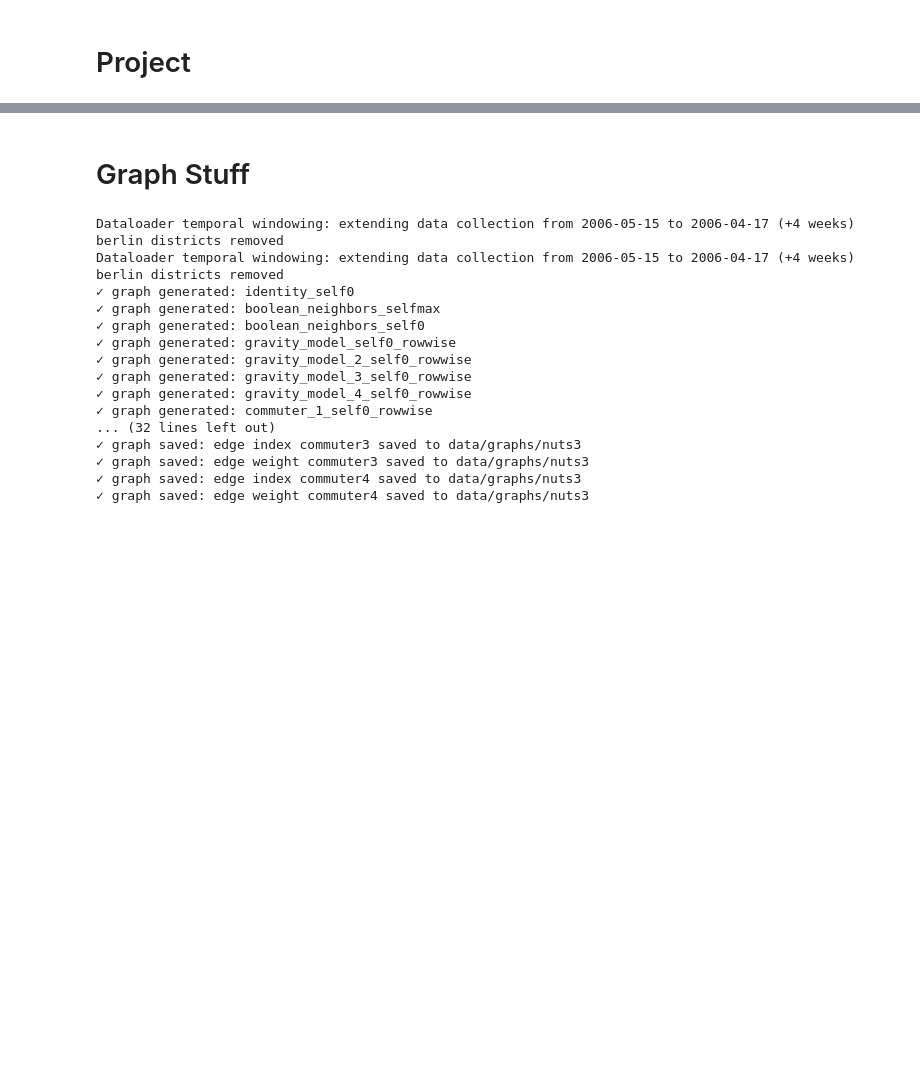
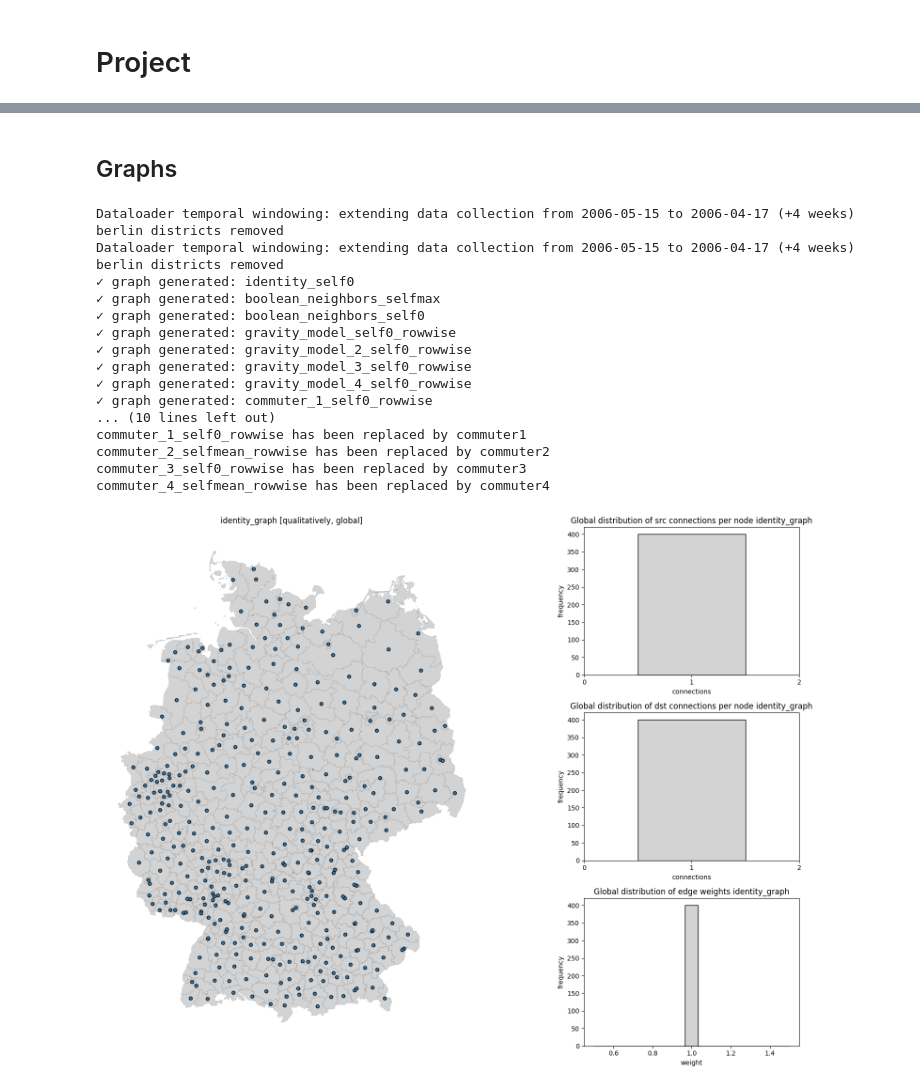
Before and after one commit to stends2001/infectious_disease_gnn, a Jupyter notebook: src/notebooks_storyline/1. Project.ipynb, the cells around one changed output, grey strips where cells are left out. Cells and saved outputs as stored; diff of their text form; code cells hidden in the pictures; blank space fills up the shorter version.

Commit message:
updated DeepModel

```diff
--- a/src/notebooks_storyline/1. Project.ipynb
+++ b/src/notebooks_storyline/1. Project.ipynb
@@ -3,9 +58,7 @@
 # %% [markdown]
-# Graph Stuff
+## Graphs
 # %%
-from src.graphconstruction import GraphConstructor
-from src.dataloading import DeepDataLoader, EpiDataLoader
-from src.utils import get_data_env
+
 
 modelname       = 'gatv2model'
 disease_name    = 'influenza'
@@ -168,7 +221,7 @@ graphconstruction.rename_graph('commuter_1_self0_rowwise',      'commuter1')
 graphconstruction.rename_graph('commuter_2_selfmean_rowwise',   'commuter2')
 graphconstruction.rename_graph('commuter_3_self0_rowwise',      'commuter3')
 graphconstruction.rename_graph('commuter_4_selfmean_rowwise',   'commuter4')
-graphconstruction.save_graph('all')
+# graphconstruction.save_graph('all')
 # %% [output]
 Dataloader temporal windowing: extending data collection from 2006-05-15 to 2006-04-17 (+4 weeks)
 berlin districts removed
@@ -182,9 +235,13 @@ berlin districts removed
 ✓ graph generated: gravity_model_3_self0_rowwise
 ✓ graph generated: gravity_model_4_self0_rowwise
 ✓ graph generated: commuter_1_self0_rowwise
-... (32 lines left out)
-✓ graph saved: edge index commuter3 saved to data/graphs/nuts3
-✓ graph saved: edge weight commuter3 saved to data/graphs/nuts3
-✓ graph saved: edge index commuter4 saved to data/graphs/nuts3
-✓ graph saved: edge weight commuter4 saved to data/graphs/nuts3
+... (10 lines left out)
+commuter_1_self0_rowwise has been replaced by commuter1
+commuter_2_selfmean_rowwise has been replaced by commuter2
+commuter_3_self0_rowwise has been replaced by commuter3
+commuter_4_selfmean_rowwise has been replaced by commuter4
+# %%
+graphconstruction.preview_graph('identity_graph','all')
+# %% [output]
+[figure, added]
 # %%
```
Also changed, not shown: parts of 11 cells of this notebook, 15 other files.
